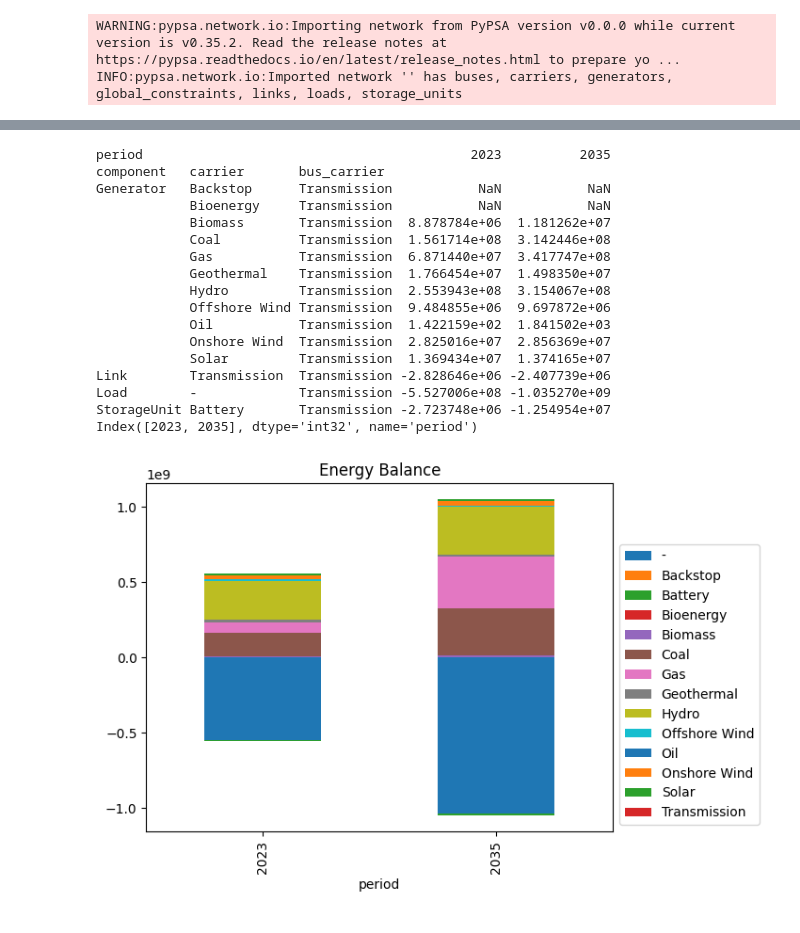
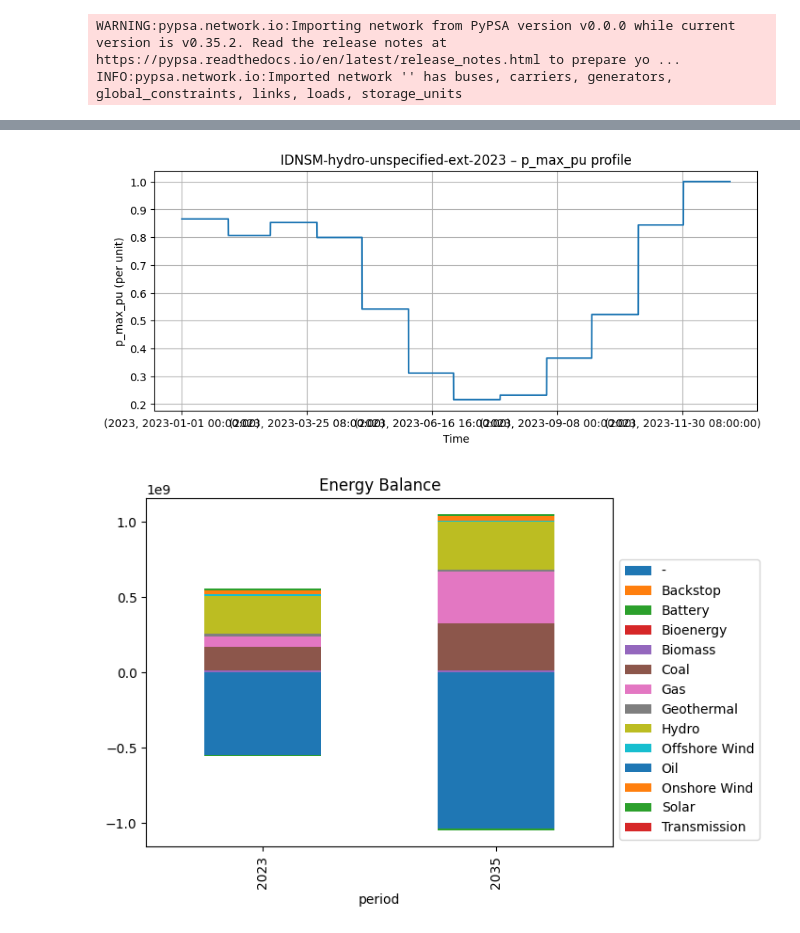
Before and after one commit to anson25gg/FYP-TZ-APG-Hydrogen-Integration, a Jupyter notebook: test.ipynb, the cells around one changed output, grey strips where cells are left out. Saved outputs shown, nothing was run; the diff lists cells and outputs as text; code cells hidden in the pictures.

Commit message:
Added scripts to visualise energy profiles

```diff
--- a/test.ipynb
+++ b/test.ipynb
@@ -11,8 +13,29 @@ n.import_from_netcdf(path="../FYP-TZ-APG-Hydrogen-Integration/TZ-APG v1/tz-apg-v
 WARNING:pypsa.network.io:Importing network from PyPSA version v0.0.0 while current version is v0.35.2. Read the release notes at https://pypsa.readthedocs.io/en/latest/release_notes.html to prepare yo ...
 INFO:pypsa.network.io:Imported network '' has buses, carriers, generators, global_constraints, links, loads, storage_units
 # %%
-n.optimize(n.snapshots[:100]);  # Optimize for the first 100 snapshots
-n.statistics.supply(comps=["Generator"]).droplevel(0).div(1e3).plot.bar(
-    title="Generator in GWh"
-)
+# User inputs
+start_year = 2023
+start_week = 1
+period_length_weeks = 52  # how many weeks to include
+
+# Get all snapshots for the chosen year
+year_snapshots = [s for s in n.snapshots if s[0] == start_year]
+
+# Filter snapshots within the chosen period
+selected_snapshots = []
+for s in year_snapshots:
+    timestamp = pd.to_datetime(s[1])
+    week_number = timestamp.isocalendar()[1]
+    if start_week <= week_number < start_week + period_length_weeks:
+        selected_snapshots.append(s)
+
+print(selected_snapshots)
+
+# Set the filtered snapshots
+n.set_snapshots(pd.MultiIndex.from_tuples(selected_snapshots, names=['period', 'snapshot']))
+
+n.optimize(n.snapshots[::6]);
+# n.statistics.supply(comps=["Generator"]).droplevel(0).div(1e3).plot.bar(
+#     title="Generator in GWh"
+# )
 # %% [output]
@@ -64,25 +90,14 @@ ax.legend(bbox_to_anchor=(1, 0), loc="lower left", title=None, ncol=1)
 # %%
-df = n.statistics.energy_balance()
-print(df)
-print(df.columns)
+n.generators_t.p_max_pu.head()
+gen_name = "IDNSM-hydro-unspecified-ext-2023"
+n.generators_t.p_max_pu[gen_name].plot(figsize=(10,4))
+plt.title(f"{gen_name} – p_max_pu profile")
+plt.xlabel("Time")
+plt.ylabel("p_max_pu (per unit)")
+plt.grid(True)
+plt.show()
 # %% [output]
-period                                          2023          2035
-component   carrier       bus_carrier
-Generator   Backstop      Transmission           NaN           NaN
-            Bioenergy     Transmission           NaN           NaN
-            Biomass       Transmission  8.878784e+06  1.181262e+07
-            Coal          Transmission  1.561714e+08  3.142446e+08
-            Gas           Transmission  6.871440e+07  3.417747e+08
-            Geothermal    Transmission  1.766454e+07  1.498350e+07
-            Hydro         Transmission  2.553943e+08  3.154067e+08
-            Offshore Wind Transmission  9.484855e+06  9.697872e+06
-            Oil           Transmission  1.422159e+02  1.841502e+03
-            Onshore Wind  Transmission  2.825016e+07  2.856369e+07
-            Solar         Transmission  1.369434e+07  1.374165e+07
-Link        Transmission  Transmission -2.828646e+06 -2.407739e+06
-Load        -             Transmission -5.527006e+08 -1.035270e+09
-StorageUnit Battery       Transmission -2.723748e+06 -1.254954e+07
-Index([2023, 2035], dtype='int32', name='period')
+[figure, added]
 # %%
 fig, ax = plt.subplots()
 
```
Also changed, not shown: parts of 3 cells of this notebook, 5 other files.
